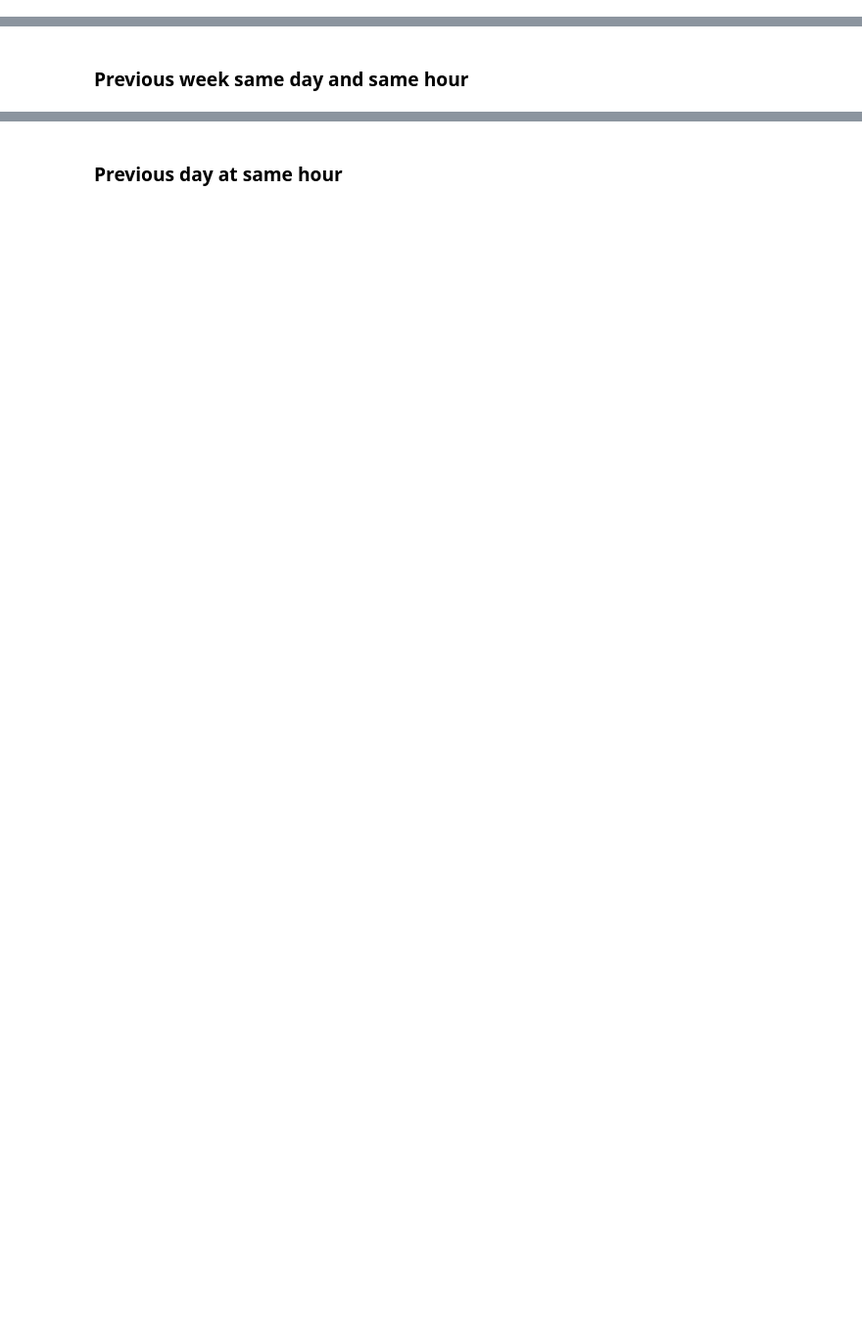
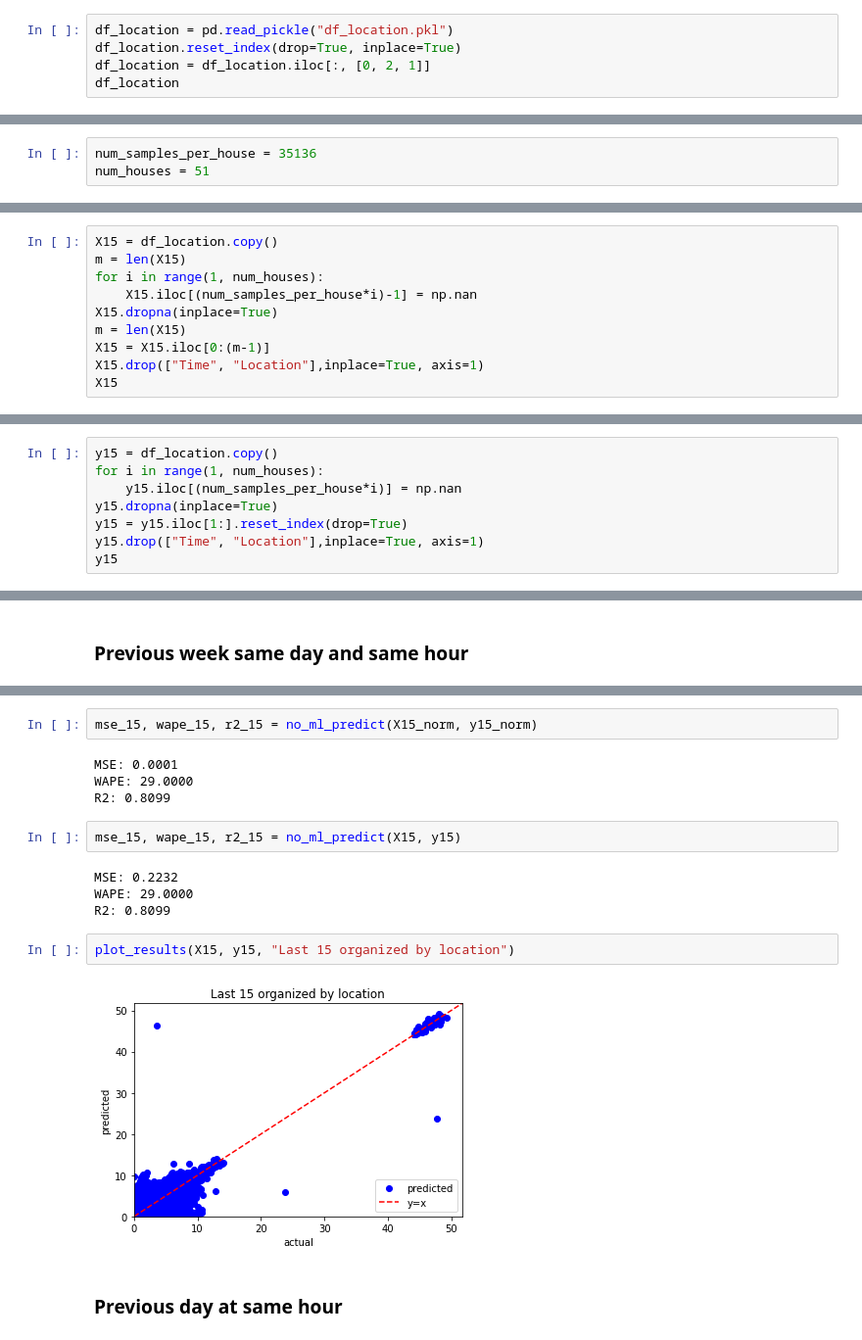
Before and after one commit to franciscomonteiro85/rec-energy-prediction-algorithm, a Jupyter notebook: REC_Without_ML.ipynb, the cells around one changed output, grey strips where cells are left out. Shown at 98% size. Saved outputs shown, nothing was run; the diff lists cells and outputs as text; blank space fills up the shorter version.

```diff
--- a/REC_Without_ML.ipynb
+++ b/REC_Without_ML.ipynb
@@ -27,3 +27,8 @@ df
 | 35134 | 1.697 | 1.446083 | 0.259545 | 0.130782 | 0.329682 | 1.666757 | 0.189302 | 0.548459 | 0.070958 | 0.648292 | ... | ... |
 | 35135 | 1.673 | 1.174827 | 0.259545 | 0.130782 | 0.329682 | 1.354107 | 0.208899 | 0.605235 | 0.070958 | 0.715402 | ... | ... |
 35136 rows × 51 columns
+# %%
+df_location = pd.read_pickle("df_location.pkl")
+df_location.reset_index(drop=True, inplace=True)
+df_location = df_location.iloc[:, [0, 2, 1]]
+df_location
@@ -30,3 +49,6 @@ df
+# %%
+num_samples_per_house = 35136
+num_houses = 51
 # %%
 def no_ml_predict(X, y):
     mse = mean_squared_error(X, y)
@@ -136,0 +110,10 @@ X_last15
+# %%
+X15 = df_location.copy()
+m = len(X15)
+for i in range(1, num_houses):
+    X15.iloc[(num_samples_per_house*i)-1] = np.nan
+X15.dropna(inplace=True)
+m = len(X15)
+X15 = X15.iloc[0:(m-1)]
+X15.drop(["Time", "Location"],inplace=True, axis=1)
+X15
@@ -136,0 +134,8 @@ X_last15
+# %%
+y15 = df_location.copy()
+for i in range(1, num_houses):
+    y15.iloc[(num_samples_per_house*i)] = np.nan
+y15.dropna(inplace=True)
+y15 = y15.iloc[1:].reset_index(drop=True)
+y15.drop(["Time", "Location"],inplace=True, axis=1)
+y15
@@ -244,2 +175,18 @@ R2: 0.7132
+# %%
+mse_15, wape_15, r2_15 = no_ml_predict(X15_norm, y15_norm)
+# %% [output]
+MSE: 0.0001
+WAPE: 29.0000
+R2: 0.8099
+# %%
+mse_15, wape_15, r2_15 = no_ml_predict(X15, y15)
+# %% [output]
+MSE: 0.2232
+WAPE: 29.0000
+R2: 0.8099
+# %%
+plot_results(X15, y15, "Last 15 organized by location")
+# %% [output]
+[figure, added]
 # %% [markdown]
 ### Previous day at same hour
```
Also changed, not shown: parts of 35 cells of this notebook, 1 other file.
